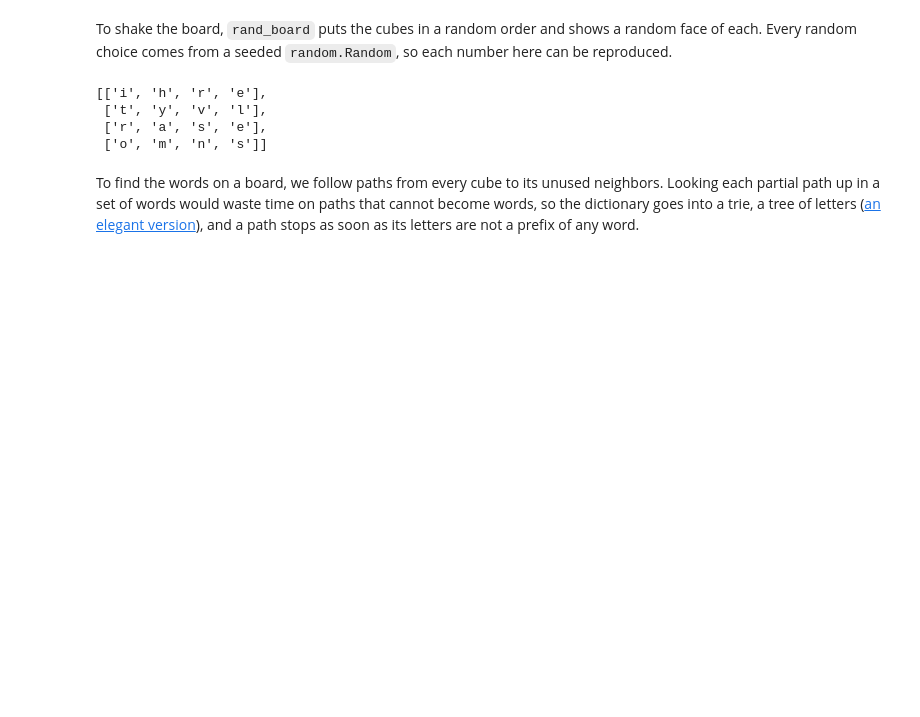
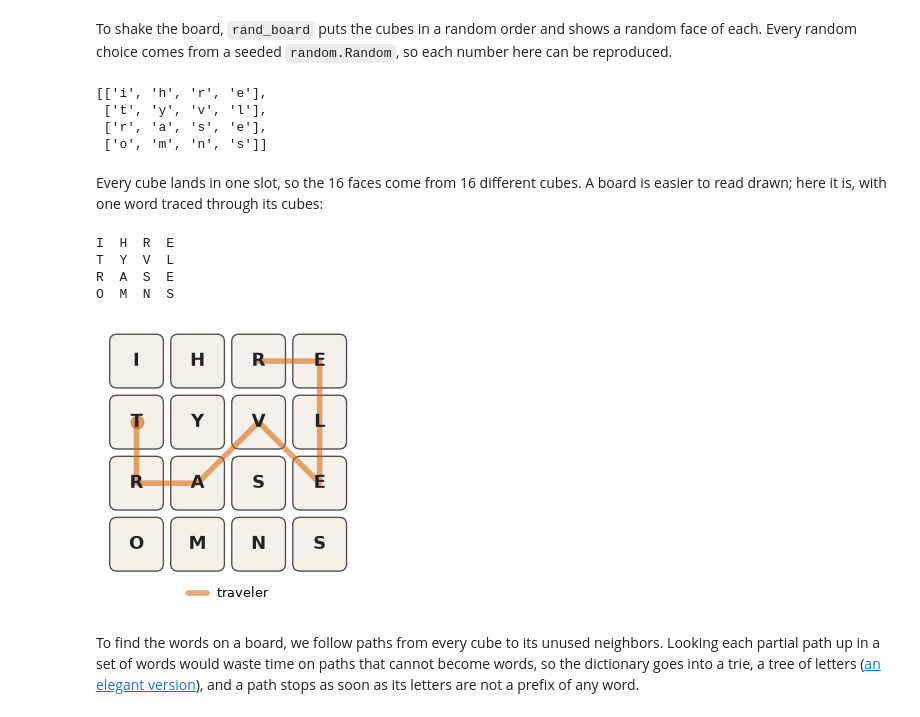
Before and after one commit to arclabs561/games, a Jupyter notebook: boggle/boggle.ipynb, the cells around one changed output. Saved outputs shown, nothing was run; the diff lists cells and outputs as text; code cells hidden in the pictures; blank space fills up the shorter version.

```diff
--- a/boggle/boggle.ipynb
+++ b/boggle/boggle.ipynb
@@ -79,6 +81,26 @@ board
  ['t', 'y', 'v', 'l'],
  ['r', 'a', 's', 'e'],
  ['o', 'm', 'n', 's']]
+# %% [markdown]
+Every cube lands in one slot, so the 16 faces come from 16 different cubes. A board is easier to read drawn; here it is, with one word traced through its cubes:
+# %%
+import matplotlib.pyplot as plt
+
+from boggle.board import show
+from boggle.figures import draw_board
+
+faces = [face for row in board for face in row]
+assert all(sum(face in cube for cube in CUBES) >= 1 for face in faces)
+assert rand_board(random.Random(0)) == board  # the same seed gives the same board
+print(show(board))
+draw_board(board, ["traveler"])
+plt.show()
+# %% [output]
+I  H  R  E
+T  Y  V  L
+R  A  S  E
+O  M  N  S
+[figure, added]
 # %% [markdown]
 To find the words on a board, we follow paths from every cube to its unused neighbors. Looking each partial path up in a set of words would waste time on paths that cannot become words, so the dictionary goes into a trie, a tree of letters ([an elegant version](http://stackoverflow.com/a/11016430)), and a path stops as soon as its letters are not a prefix of any word.
 # %%
```
Also changed, not shown: parts of 41 cells of this notebook, 23 other files.
